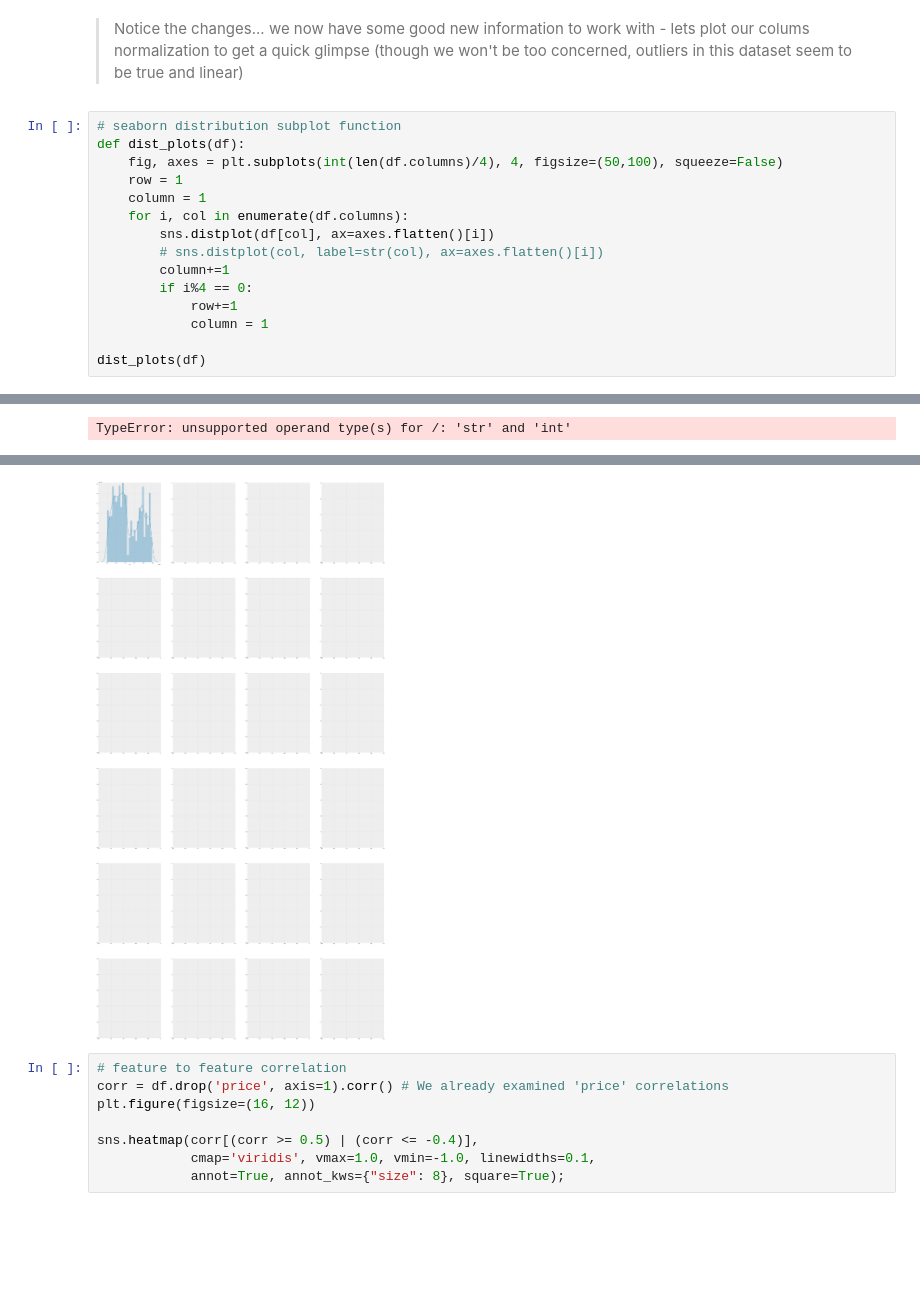
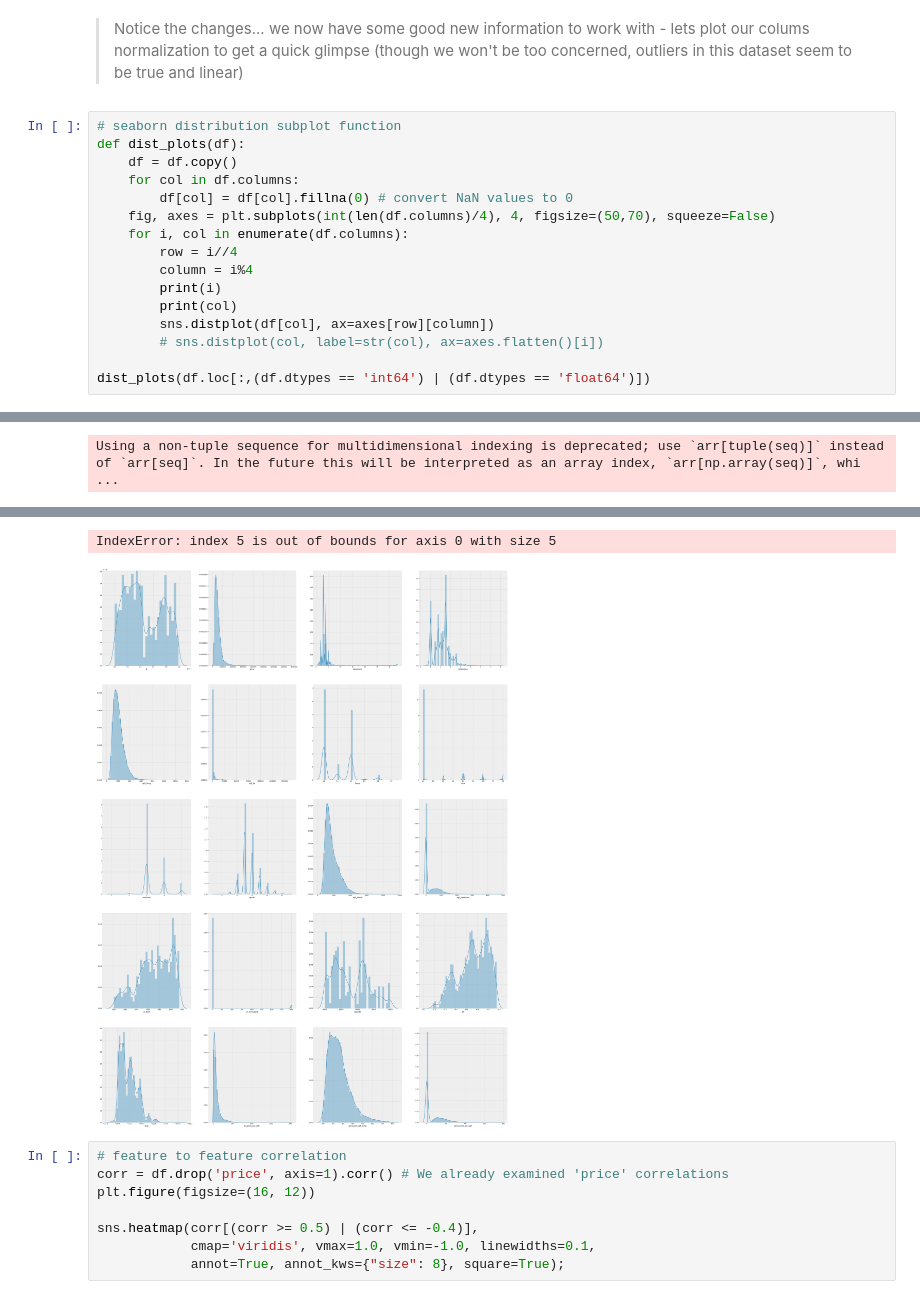
Before and after one commit to DIGITALFRANK/dsc-v2-mod1-final-project, a Jupyter notebook: student.ipynb, the cells around one changed output, grey strips where cells are left out. Saved outputs shown, nothing was run; the diff lists cells and outputs as text; blank space fills up the shorter version.

```diff
--- a/student.ipynb
+++ b/student.ipynb
@@ -584,16 +584,17 @@ Name: home_age, dtype: float64
 # %%
 # seaborn distribution subplot function
 def dist_plots(df):
-    fig, axes = plt.subplots(int(len(df.columns)/4), 4, figsize=(50,100), squeeze=False)
-    row = 1
-    column = 1
+    df = df.copy()
+    for col in df.columns:
+        df[col] = df[col].fillna(0) # convert NaN values to 0
+    fig, axes = plt.subplots(int(len(df.columns)/4), 4, figsize=(50,70), squeeze=False)
     for i, col in enumerate(df.columns):
-        sns.distplot(df[col], ax=axes.flatten()[i])
+        row = i//4
+        column = i%4
+        print(i)
+        print(col)
+        sns.distplot(df[col], ax=axes[row][column])
         # sns.distplot(col, label=str(col), ax=axes.flatten()[i])
-        column+=1
-        if i%4 == 0:
-            row+=1
-            column = 1
 
-dist_plots(df)
+dist_plots(df.loc[:,(df.dtypes == 'int64') | (df.dtypes == 'float64')])
 # %% [output]
@@ -601 +617 @@ Using a non-tuple sequence for multidimensional indexing is deprecated; use `arr
-TypeError: unsupported operand type(s) for /: 'str' and 'int'
+Using a non-tuple sequence for multidimensional indexing is deprecated; use `arr[tuple(seq)]` instead of `arr[seq]`. In the future this will be interpreted as an array index, `arr[np.array(seq)]`, whi ...
@@ -602,4 +635,5 @@ TypeError: unsupported operand type(s) for /: 'str' and 'int'
+IndexError: index 5 is out of bounds for axis 0 with size 5
-[figure, old version]
+[figure, new version]
 # %%
 # feature to feature correlation
 corr = df.drop('price', axis=1).corr() # We already examined 'price' correlations
```
Also changed, not shown: parts of 1 cell of this notebook, 3 other files.
